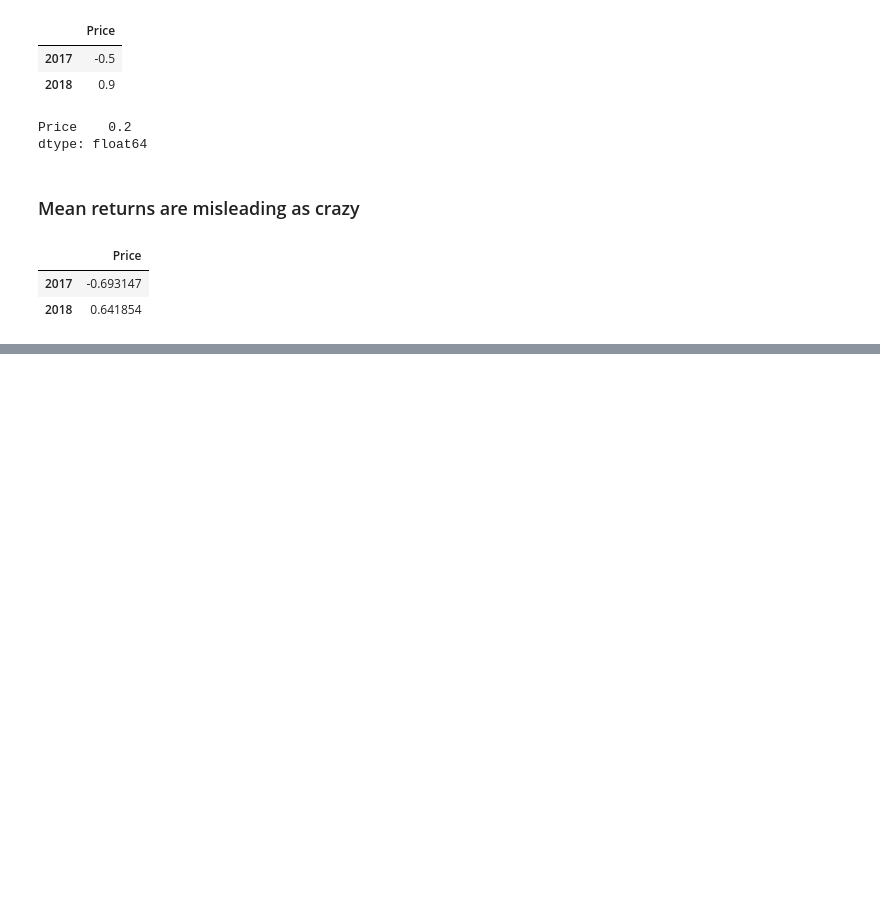
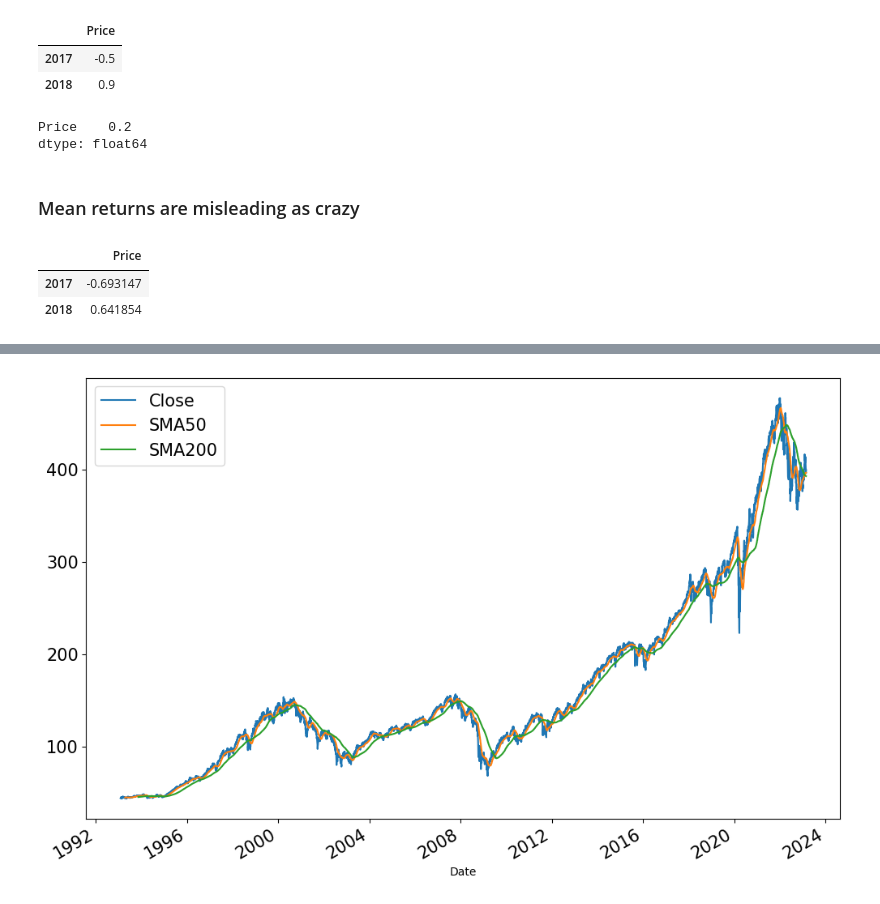
Before and after one commit to Shawnzty/algo-trade, a Jupyter notebook: YT3.ipynb, the cells around one changed output, grey strips where cells are left out. Cells and saved outputs as stored; diff of their text form; code cells hidden in the pictures; blank space fills up the shorter version.

```diff
--- a/YT3.ipynb
+++ b/YT3.ipynb
@@ -35,0 +213,3 @@ np.log(df/df.shift(1)).dropna()
+# %%
+spy["SMA200"] = spy.Close.rolling(window=200,min_periods=200).mean()
+spy
@@ -35,0 +231,6 @@ np.log(df/df.shift(1)).dropna()
+# %%
+spy.plot(figsize=(12,8), fontsize=15)
+plt.legend(loc="upper left", fontsize=15)
+plt.show()
+# %% [output]
+[figure, added]
```
Also changed, not shown: parts of 16 cells of this notebook, 2 other files.
